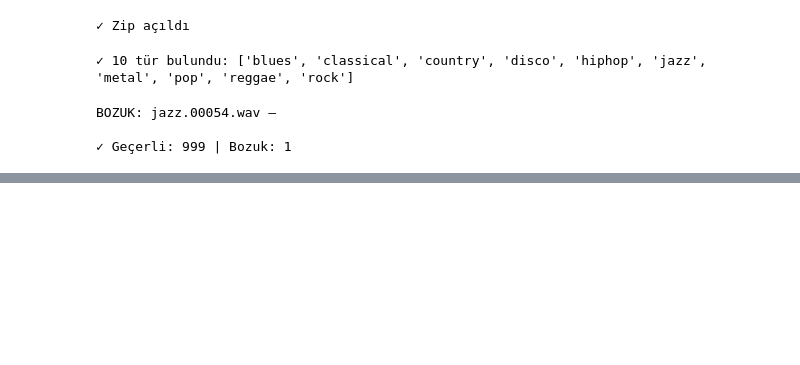
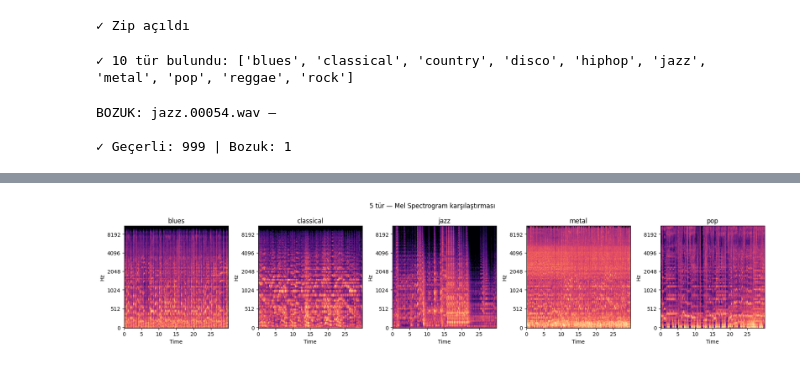
Before and after one commit to melike0019/GTZAN-Audio-Classification, a Jupyter notebook: data.ipynb, the cells around one changed output, grey strips where cells are left out. Cells and saved outputs as stored; diff of their text form; code cells hidden in the pictures; blank space fills up the shorter version.

```diff
--- a/data.ipynb
+++ b/data.ipynb
@@ -80,0 +111,20 @@ BOZUK: jazz.00054.wav —
+# %%
+# Hücre 3 — 5 türü yan yana karşılaştır
+genres_to_compare = ["blues", "classical", "jazz", "metal", "pop"]
+SR, N_MELS, N_FFT, HOP = 22050, 128, 2048, 512
+
+fig, axes = plt.subplots(1, 5, figsize=(18, 4))
+for i, genre in enumerate(genres_to_compare):
+    fpath = DATA_DIR / genre / f"{genre}.00000.wav"
+    y, sr = librosa.load(fpath, sr=SR, duration=30)
+    mel = librosa.feature.melspectrogram(
+        y=y, sr=sr, n_mels=N_MELS, n_fft=N_FFT, hop_length=HOP)
+    mel_db = librosa.power_to_db(mel, ref=np.max)
+    librosa.display.specshow(mel_db, sr=sr, hop_length=HOP,
+        x_axis="time", y_axis="mel", ax=axes[i], cmap="magma")
+    axes[i].set_title(genre)
+plt.suptitle("5 tür — Mel Spectrogram karşılaştırması")
+plt.tight_layout()
+plt.show()
+# %% [output]
+[figure, added]
```
Also changed, not shown: parts of 5 cells of this notebook.
